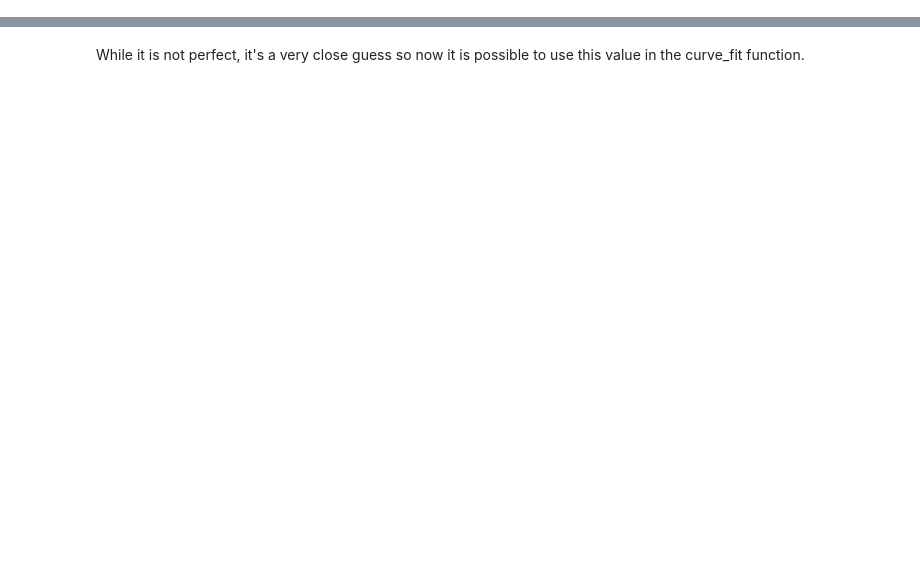
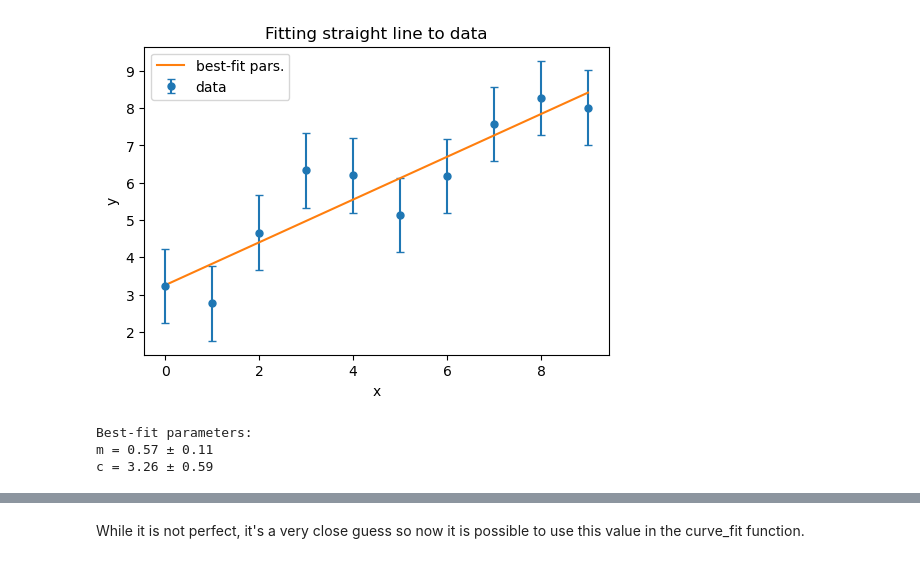
Before and after one commit to UCD-Physics/Python-HowTos, a Jupyter notebook: Curve_fit.ipynb, the cells around one changed output, grey strips where cells are left out. Drawn from its saved outputs; the diff is of its cells as text; code cells hidden in the pictures; blank space fills up the shorter version.

```diff
--- a/Curve_fit.ipynb
+++ b/Curve_fit.ipynb
@@ -46,4 +2,0 @@ Popt is an array with the optimum parameters for the function (m and c in this c
-# %%
-m = popt[0]
-c = popt[1]
-print(f"The optimum slope for this function is {m} and intercept is {c}")
@@ -127,0 +66,6 @@ plt.legend(loc = 'upper right');
+# %%
+# define function for fitting
+
+def line(x, m, c):
+    """Straight line equation for generating data and fitting """
+    return m * x + c
@@ -127,0 +96,28 @@ plt.legend(loc = 'upper right');
+# %%
+# plot the data + best-fit parameters
+
+plt.errorbar(x, y, yerr, capsize=3, fmt="o", markersize=5, label="data")
+
+plt.plot(x,line(x,*popt), label="best-fit pars.")
+
+plt.title("Fitting straight line to data")
+plt.xlabel("x")
+plt.ylabel("y");
+plt.legend();
+# %% [output]
+[figure, added]
+# %%
+# print best-fit pars and their errors
+
+m_opt = popt[0]
+c_opt = popt[1]
+m_err = np.sqrt(pcov[0,0])
+c_err = np.sqrt(pcov[1,1])
+
+print("Best-fit parameters:")
+print(f"m = {m_opt:.2f} ± {m_err:.2f}")
+print(f"c = {c_opt:.2f} ± {c_err:.2f}")
+# %% [output]
+Best-fit parameters:
+m = 0.57 ± 0.11
+c = 3.26 ± 0.59
```
Also changed, not shown: parts of 40 cells of this notebook, 4 other files.
